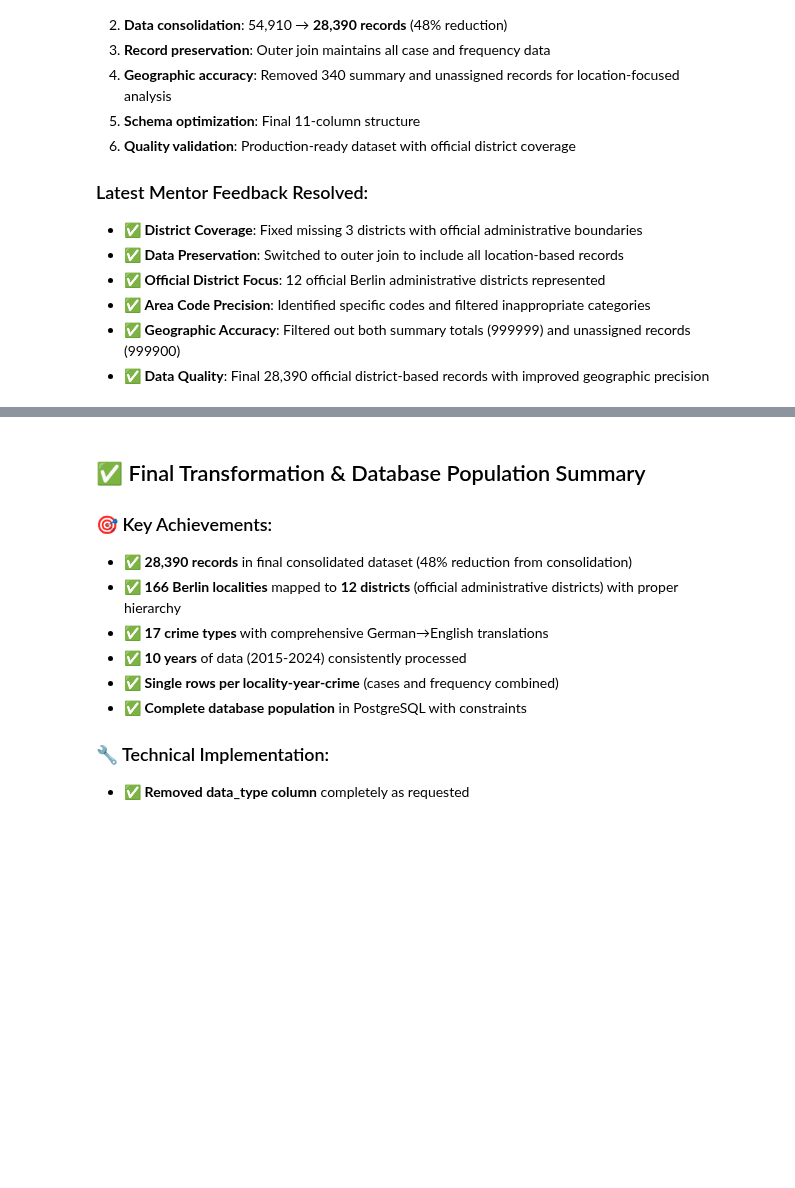
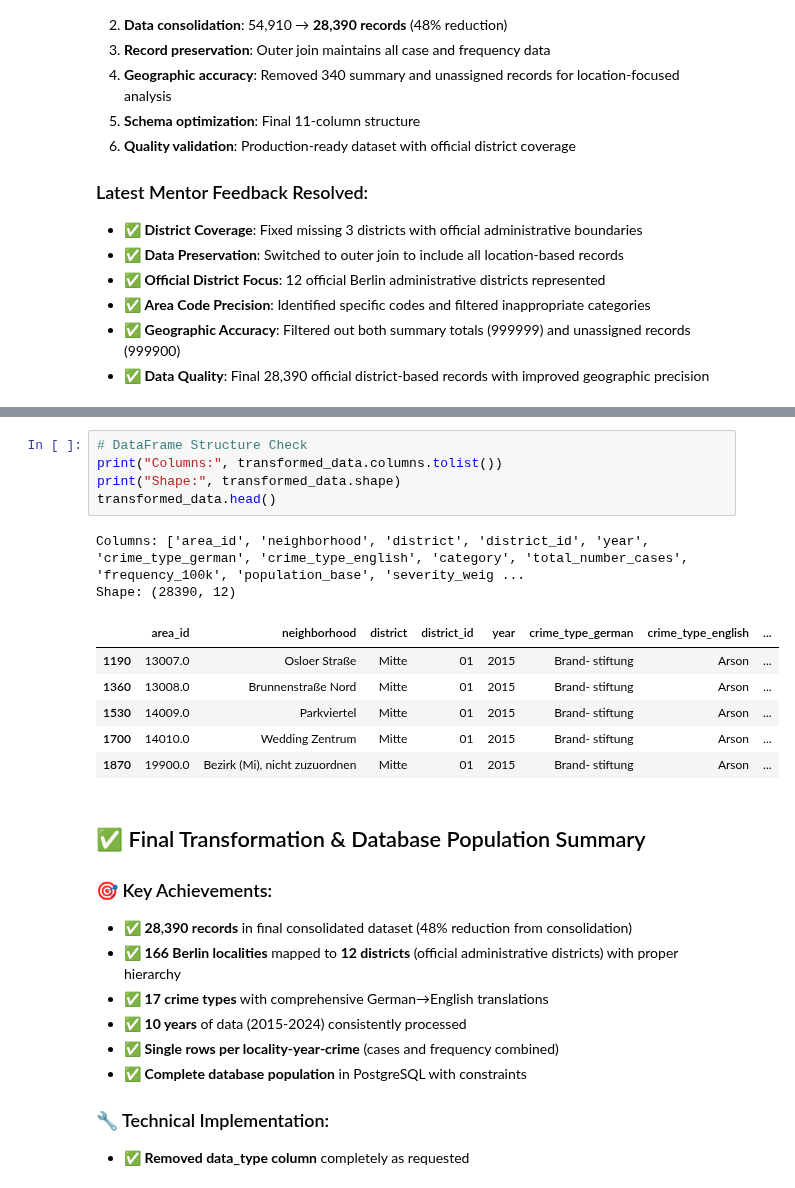
Before and after one commit to webeet-io/layered-populate-data-pool-da, a Jupyter notebook: crime_statistics/scripts/Berlin_Crime_Statistics_Transformation.ipynb, the cells around one changed output, grey strips where cells are left out. Drawn from its saved outputs; the diff is of its cells as text; blank space fills up the shorter version.

```diff
--- a/crime_statistics/scripts/Berlin_Crime_Statistics_Transformation.ipynb
+++ b/crime_statistics/scripts/Berlin_Crime_Statistics_Transformation.ipynb
@@ -548,3 +638,17 @@ print(f"\n📊 Final Dataset Ready for Step 3: Database Population")
+# %%
+# DataFrame Structure Check
+print("Columns:", transformed_data.columns.tolist())
+print("Shape:", transformed_data.shape)
+transformed_data.head()
+# %% [output]
+Columns: ['area_id', 'neighborhood', 'district', 'district_id', 'year', 'crime_type_german', 'crime_type_english', 'category', 'total_number_cases', 'frequency_100k', 'population_base', 'severity_weig ...
+Shape: (28390, 12)
+|  | area_id | neighborhood | district | district_id | year | crime_type_german | crime_type_english | ... |
+| 1190 | 13007.0 | Osloer Straße | Mitte | 01 | 2015 | Brand- stiftung | Arson | ... |
+| 1360 | 13008.0 | Brunnenstraße Nord | Mitte | 01 | 2015 | Brand- stiftung | Arson | ... |
+| 1530 | 14009.0 | Parkviertel | Mitte | 01 | 2015 | Brand- stiftung | Arson | ... |
+| 1700 | 14010.0 | Wedding Zentrum | Mitte | 01 | 2015 | Brand- stiftung | Arson | ... |
+| 1870 | 19900.0 | Bezirk (Mi), nicht zuzuordnen | Mitte | 01 | 2015 | Brand- stiftung | Arson | ... |
 # %% [markdown]
 ## ✅ Final Transformation & Database Population Summary
 
```
Also changed, not shown: parts of 7 cells of this notebook, 2 other files.
